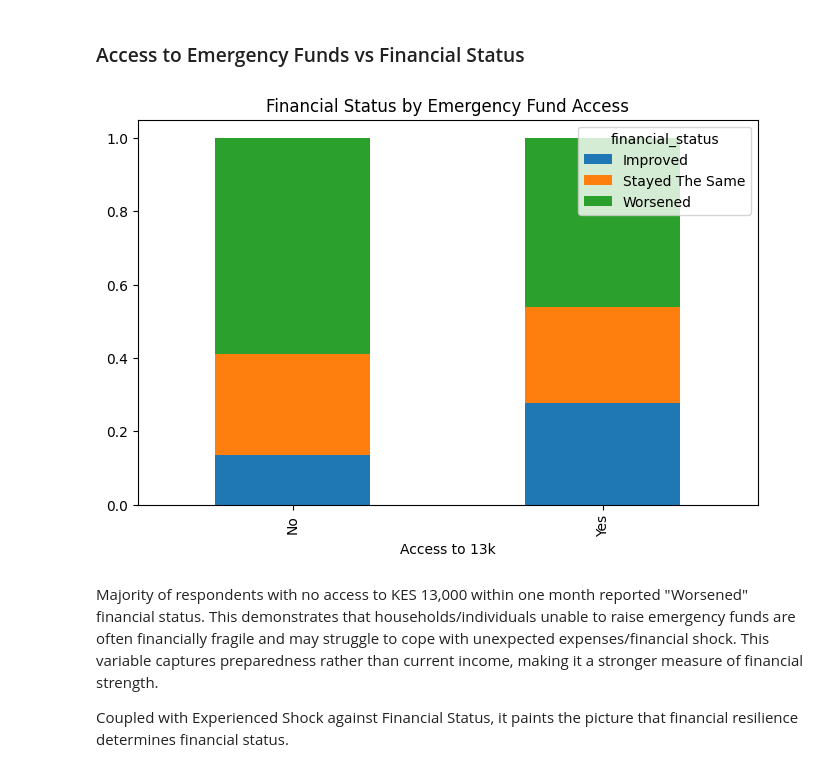
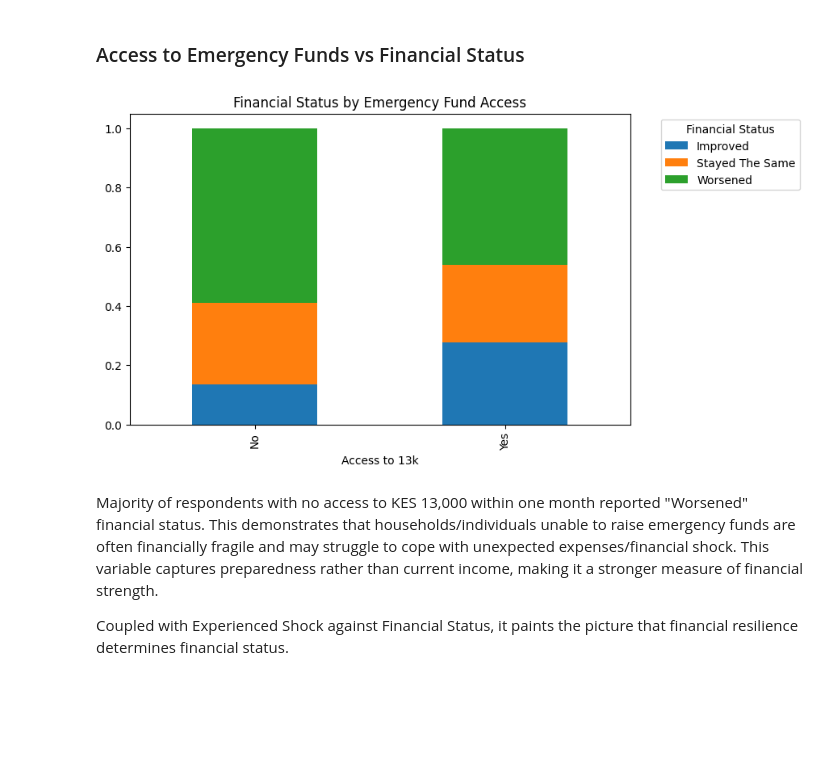
Before and after one commit to Guy0Kana/Datasprint2026-KenyaFinAccess, a Jupyter notebook: finaccess2024.ipynb, the cells around one changed output. Cells and saved outputs as stored; diff of their text form; code cells hidden in the pictures; blank space fills up the shorter version.

```diff
--- a/finaccess2024.ipynb
+++ b/finaccess2024.ipynb
@@ -299,21 +301,22 @@ Shock is therefore a more discriminating variable than monthly income.
 # %%
 funds_table = pd.crosstab(
     financialaccess['accessto_13k_1month'],
     financialaccess['financial_status'],
     normalize='index'
 )
 
 funds_table.plot(
     kind='bar',
     stacked=True,
     figsize=(8,5)
 )
 
 plt.title("Financial Status by Emergency Fund Access")
 plt.xlabel("Access to 13k")
+plt.legend(title="Financial Status", bbox_to_anchor=(1.05, 1), loc='upper left')
 plt.show()
 # %% [output]
-[figure, old version]
+[figure, new version]
 # %% [markdown]
 Majority of respondents with no access to KES 13,000 within one month reported "Worsened" financial status. This demonstrates that households/individuals unable to raise emergency funds are often financially fragile and may struggle to cope with unexpected expenses/financial shock. This variable captures preparedness rather than current income, making it a stronger measure of financial strength.
 
```
Also changed, not shown: parts of 27 cells of this notebook.
